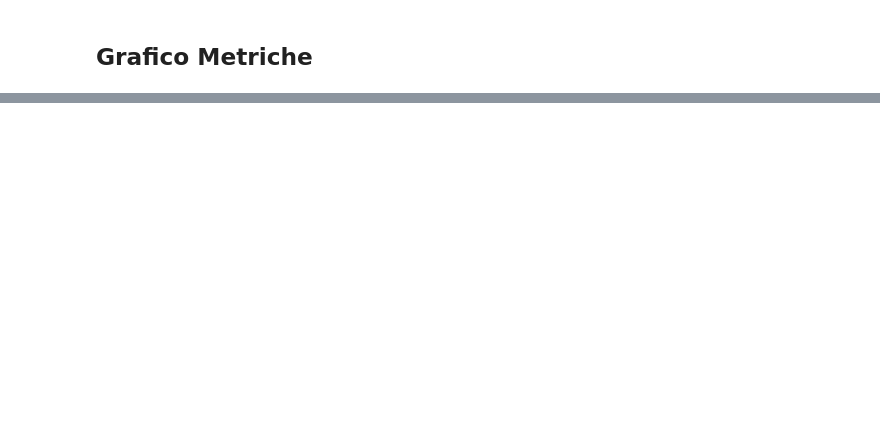
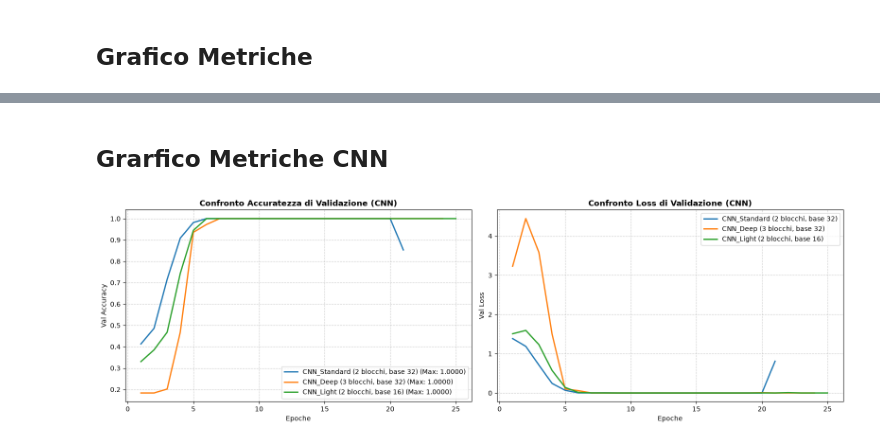
Before and after one commit to SpinelliEdoardo/Deep_Learning, a Jupyter notebook: esame/esame_parte1.ipynb, the cells around one changed output, grey strips where cells are left out. Cells and saved outputs as stored; diff of their text form; code cells hidden in the pictures; blank space fills up the shorter version.

```diff
--- a/esame/esame_parte1.ipynb
+++ b/esame/esame_parte1.ipynb
@@ -343,0 +432,40 @@ plt.show()
+# %% [markdown]
+## Grarfico Metriche CNN
+# %%
+import matplotlib.pyplot as plt
+
+# Definizione dei colori per distinguere chiaramente le 3 configurazioni
+colori = ['#1f77b4', '#ff7f0e', '#2ca02c']
+
+plt.figure(figsize=(16, 5))
+
+# --- GRAFICO 1: ACCURATEZZA DI VALIDAZIONE ---
+plt.subplot(1, 2, 1)
+for (nome, (model, history, val_acc)), colore in zip(risultati_cnn.items(), colori):
+    val_accuracy = history.history['val_accuracy']
+    epoche = range(1, len(val_accuracy) + 1)
+    plt.plot(epoche, val_accuracy, label=f"{nome} (Max: {val_acc:.4f})", color=colore, linewidth=2)
+
+plt.title('Confronto Accuratezza di Validazione (CNN)', fontsize=12, fontweight='bold')
+plt.xlabel('Epoche')
+plt.ylabel('Val Accuracy')
+plt.legend(loc='lower right')
+plt.grid(True, linestyle='--', alpha=0.6)
+
+# --- GRAFICO 2: PERDITA (LOSS) DI VALIDAZIONE ---
+plt.subplot(1, 2, 2)
+for (nome, (model, history, val_acc)), colore in zip(risultati_cnn.items(), colori):
+    val_loss = history.history['val_loss']
+    epoche = range(1, len(val_loss) + 1)
+    plt.plot(epoche, val_loss, label=f"{nome}", color=colore, linewidth=2)
+
+plt.title('Confronto Loss di Validazione (CNN)', fontsize=12, fontweight='bold')
+plt.xlabel('Epoche')
+plt.ylabel('Val Loss')
+plt.legend(loc='upper right')
+plt.grid(True, linestyle='--', alpha=0.6)
+
+plt.tight_layout()
+plt.show()
+# %% [output]
+[figure, added]
```
Also changed, not shown: parts of 21 cells of this notebook.
